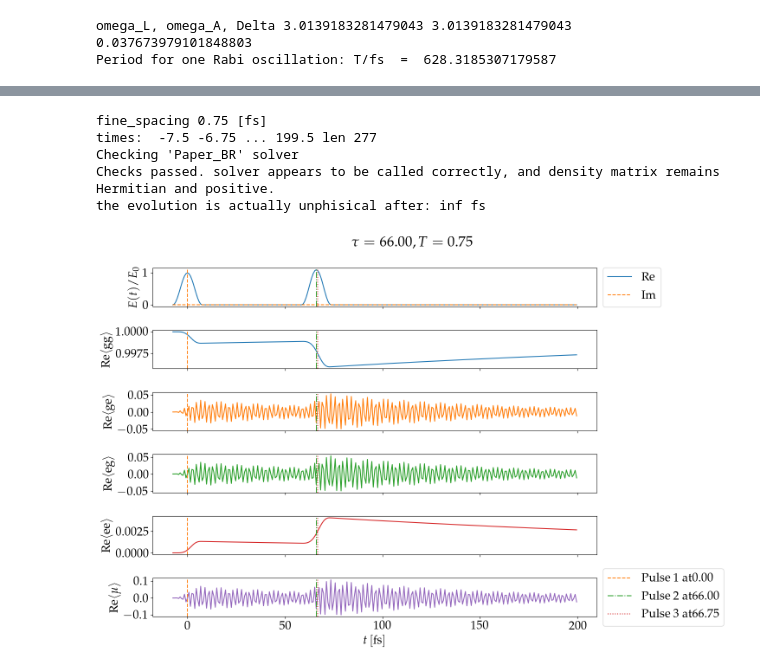
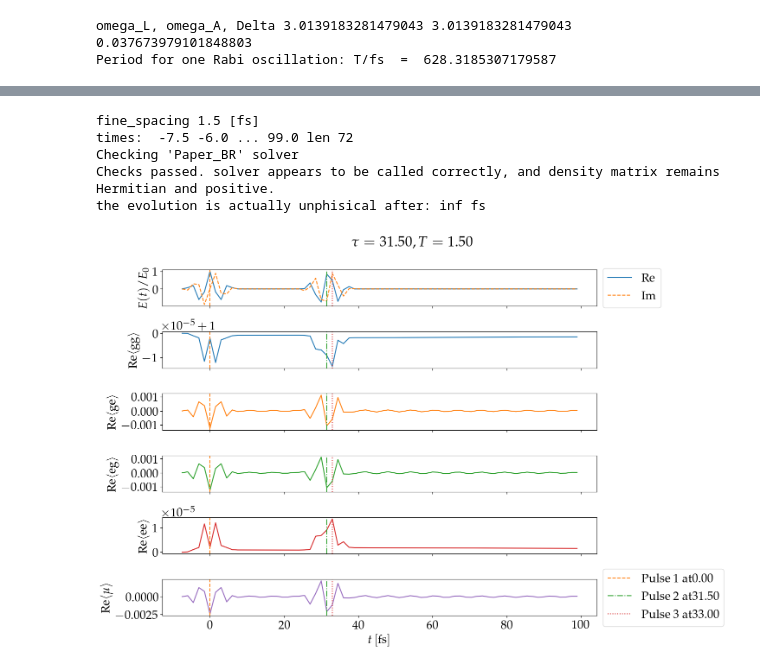
Before and after one commit to LBPhysics/2025_master_thesis_leopold_bodamer, a Jupyter notebook: code/python/replicate_paper_eqs_I.ipynb, the cells around one changed output, grey strips where cells are left out. Cells and saved outputs as stored; diff of their text form; code cells hidden in the pictures.

Commit message:
I notice a discrepancy between BR with RWA and eq of paper i want to check with an old version

```diff
--- a/code/python/replicate_paper_eqs_I.ipynb
+++ b/code/python/replicate_paper_eqs_I.ipynb
@@ -28,7 +29,7 @@ N_atoms = 1  # Set the number of atoms only works for 1
 assert N_atoms == 1, "This code only works for 1 atoms"
 
 fac_two_pi = 1 * 2 * np.pi  # Factor to convert from Hertz to angular frequency [fs^-1] -> [rads/ fs] -> also have to adjust the plotting of the 2D spectrum
-RWA_laser = True  #  CAN ONLY HANDLE TRUE For MY solver (paper)   only valid for omega_laser ~ omega_A
+RWA_laser = False  #  CAN ONLY HANDLE TRUE For MY solver (paper)   only valid for omega_laser ~ omega_A
 ODE_Solver = "Paper_BR"  # "Paper_eqs" (solve the EOMs from the paper) or "Paper_BR" do d/dt rho = -i/hbar * [H0 - Dip * E, rho] + R(rho)
 
 gamma_0 = 1/300 # (**changeable**): [1/fs] population. decay rate
@@ -1298,26 +347,26 @@ plt.show()"""
 # %%
 ### Test Computation
 t_max = 1*t_max_r
-t_max_test     = 200 # -> determines Δω
-fine_spacing_test = 5*fine_spacing # -> determines ω_max
+t_max_test     = 100 # -> determines Δω
+fine_spacing_test = 10*fine_spacing # -> determines ω_max
 print("fine_spacing", fine_spacing_test, "[fs]")
 times_test = np.arange(-Delta_ts[0], t_max_test, fine_spacing_test)
 print("times: ", times_test[0], times_test[1],"...",  times_test[-1], "len", len(times_test))
 
-#  TODO ALWAYS CHECK Before running a serious simulation
-result = check_the_solver(psi_ini, np.arange(-Delta_ts[0], 20*t_max, 10*fine_spacing), e_ops_list)
+# TODO ALWAYS CHECK Before running a serious simulation
+result, time_cut = f_indep.check_the_solver(psi_ini, np.arange(-Delta_ts[0], 20*t_max, 10*fine_spacing), e_ops_list)
 print("the evolution is actually unphisical after:", time_cut, "fs")
 
 T_wait_test = 1* (times_test[1]- times_test[0])
-data_test_0 = compute_two_dimensional_polarization(T_wait_test, phases[0], phases[0], times=times_test,  plot_example=True)
+data_test_0 = f_indep.compute_two_dimensional_polarization(T_wait_test, phases[0], phases[0], times=times_test,  plot_example=True)
 #data_test_1 = compute_many_polarizations(T_wait_test, phases[0], phases[0], times=times_test, N=10, E0=omega_A, Delta=Delta)
 # %% [output]
-fine_spacing 0.75 [fs]
-times:  -7.5 -6.75 ... 199.5 len 277
+fine_spacing 1.5 [fs]
+times:  -7.5 -6.0 ... 99.0 len 72
 Checking 'Paper_BR' solver
 Checks passed. solver appears to be called correctly, and density matrix remains Hermitian and positive.
 the evolution is actually unphisical after: inf fs
-[figure, old version]
+[figure, new version]
 # %%
 plot_args_freq = dict(                   # (**changeable**)
     space="freq",
```
Also changed, not shown: parts of 10 cells of this notebook, 2 other files.
